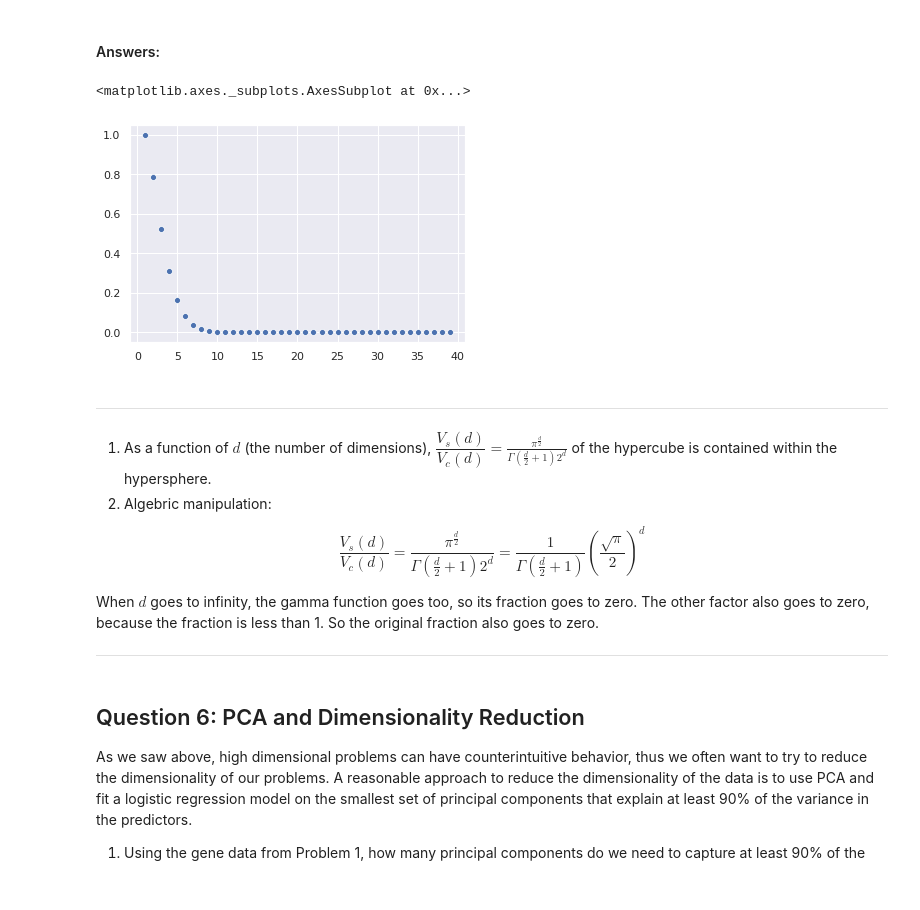
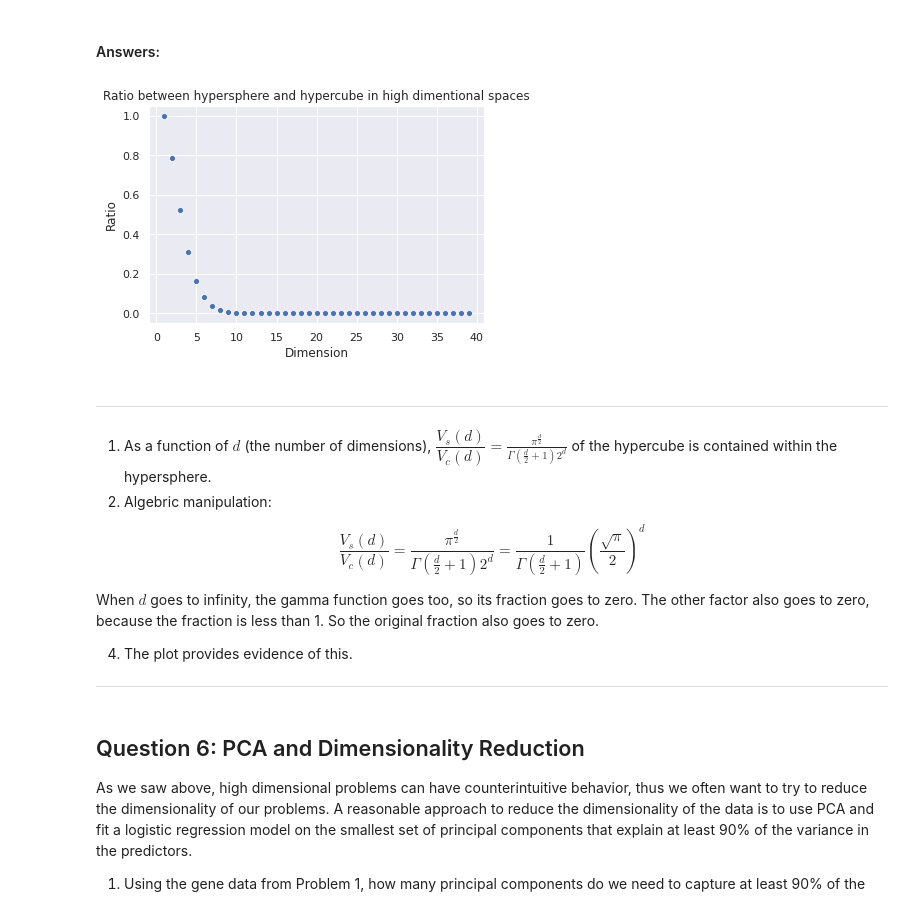
Before and after one commit to lucasresck/foundations-of-data-science, a Jupyter notebook: cs109a_hw5/cs109_hw5.ipynb, the cells around one changed output. Drawn from its saved outputs; the diff is of its cells as text; code cells hidden in the pictures.

```diff
--- a/cs109a_hw5/cs109_hw5.ipynb
+++ b/cs109a_hw5/cs109_hw5.ipynb
@@ -493,11 +493,12 @@ x = list(range(1, 40))
 y = [V_s(d)/V_c(d) for d in x]
 # %%
 sns.scatterplot(x, y)
-plt.title('Ratio between hypersphere and hypercube in high dimentional space')
+plt.title('Ratio between hypersphere and hypercube in high dimentional spaces')
+plt.xlabel('Dimension')
+plt.ylabel('Ratio')
 plt.show()
 # %% [output]
-<matplotlib.axes._subplots.AxesSubplot at 0x...>
-[figure, old version]
+[figure, new version]
 # %% [markdown]
 ----
 
@@ -509,6 +510,8 @@ $$\dfrac{V_s(d)}{V_c(d)} = \frac{\pi^{\frac{d}{2}}} {\Gamma\left(\frac{d}{2}+1\r
 
 When $d$ goes to infinity, the gamma function goes too, so its fraction goes to zero. The other factor also goes to zero, because the fraction is less than 1. So the original fraction also goes to zero.
 
+4. The plot provides evidence of this.
+
 ----
 # %% [markdown]
 ## Question 6: PCA and Dimensionality Reduction
```
Also changed, not shown: parts of 12 cells of this notebook.
